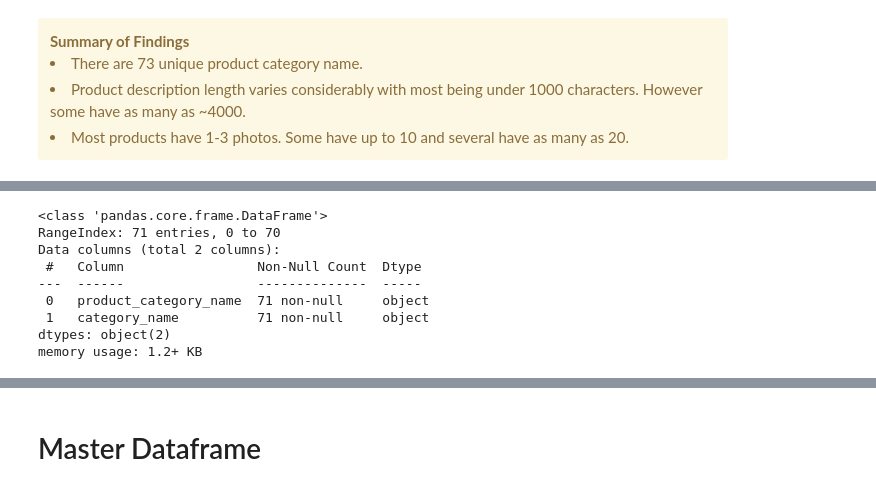
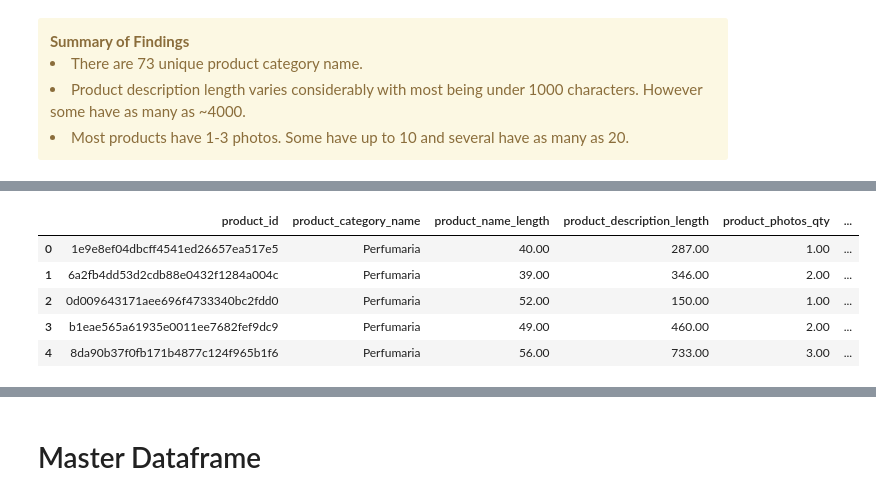
Before and after one commit to RossReisman/Data-Analyst-Portfolio, a Jupyter notebook: Python/brazil/brazil.ipynb, the cells around one changed output, grey strips where cells are left out. Drawn from its saved outputs; the diff is of its cells as text; code cells hidden in the pictures.

```diff
--- a/Python/brazil/brazil.ipynb
+++ b/Python/brazil/brazil.ipynb
@@ -1937,14 +1918,11 @@ memory usage: 2.3+ MB
-# %%
-prod_cat_df.info()
-# %% [output]
-<class 'pandas.core.frame.DataFrame'>
-RangeIndex: 71 entries, 0 to 70
-Data columns (total 2 columns):
- #   Column                 Non-Null Count  Dtype
----  ------                 --------------  -----
- 0   product_category_name  71 non-null     object
- 1   category_name          71 non-null     object
-dtypes: object(2)
-memory usage: 1.2+ KB
 # %%
-prod_df = pd.merge(prod_cat_df, products_df, how='left', on='product_category_name')
+prod_cat_df['product_category_name'] = prod_cat_df['product_category_name'].str.title()
+prod_df = pd.merge(products_df, prod_cat_df, how='inner', on='product_category_name')
+prod_df.head()
+# %% [output]
+|  | product_id | product_category_name | product_name_length | product_description_length | product_photos_qty | ... |
+| 0 | 1e9e8ef04dbcff4541ed26657ea517e5 | Perfumaria | 40.00 | 287.00 | 1.00 | ... |
+| 1 | 6a2fb4dd53d2cdb88e0432f1284a004c | Perfumaria | 39.00 | 346.00 | 2.00 | ... |
+| 2 | 0d009643171aee696f4733340bc2fdd0 | Perfumaria | 52.00 | 150.00 | 1.00 | ... |
+| 3 | b1eae565a61935e0011ee7682fef9dc9 | Perfumaria | 49.00 | 460.00 | 2.00 | ... |
+| 4 | 8da90b37f0fb171b4877c124f965b1f6 | Perfumaria | 56.00 | 733.00 | 3.00 | ... |
```
Also changed, not shown: parts of 35 cells of this notebook.
